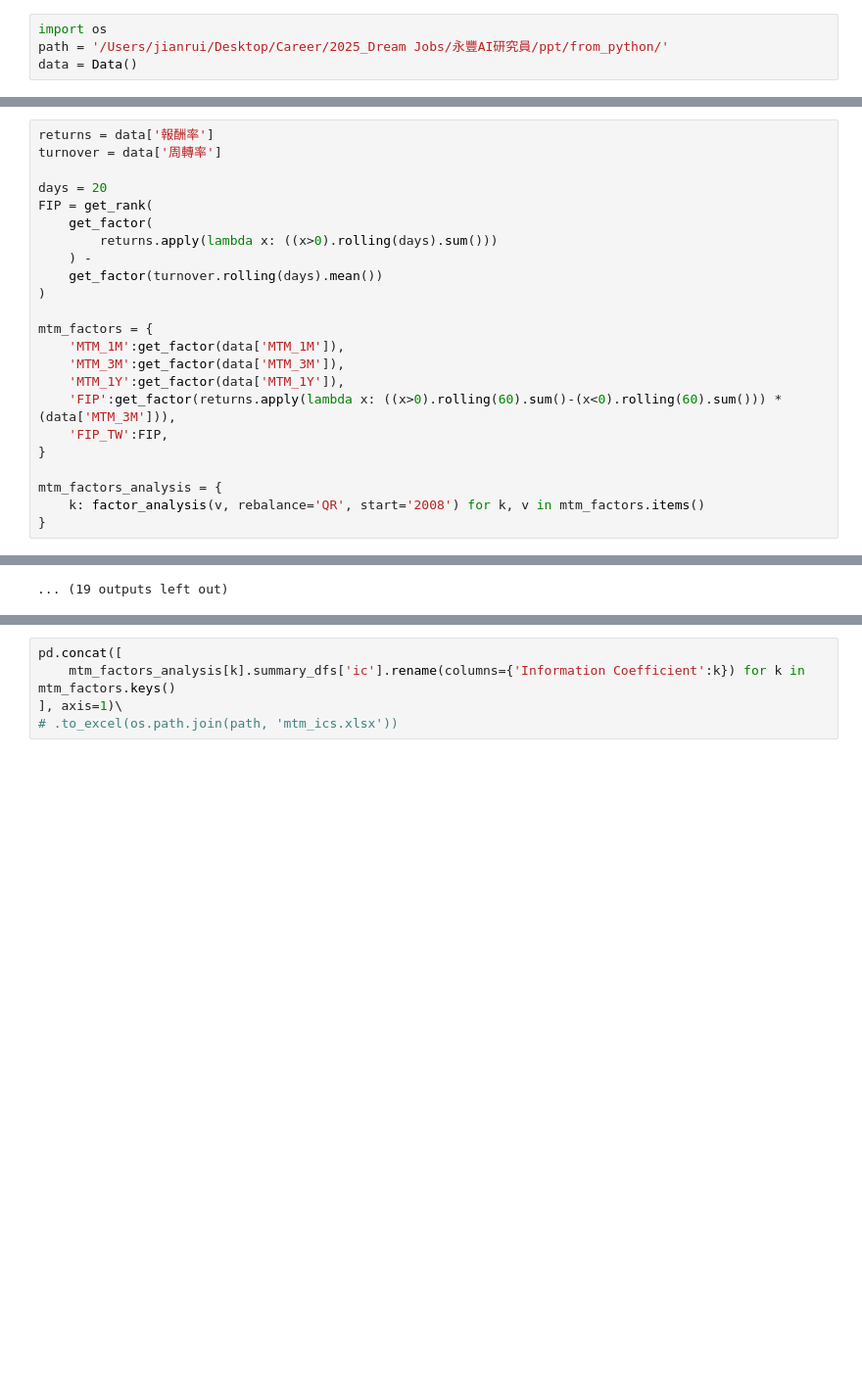
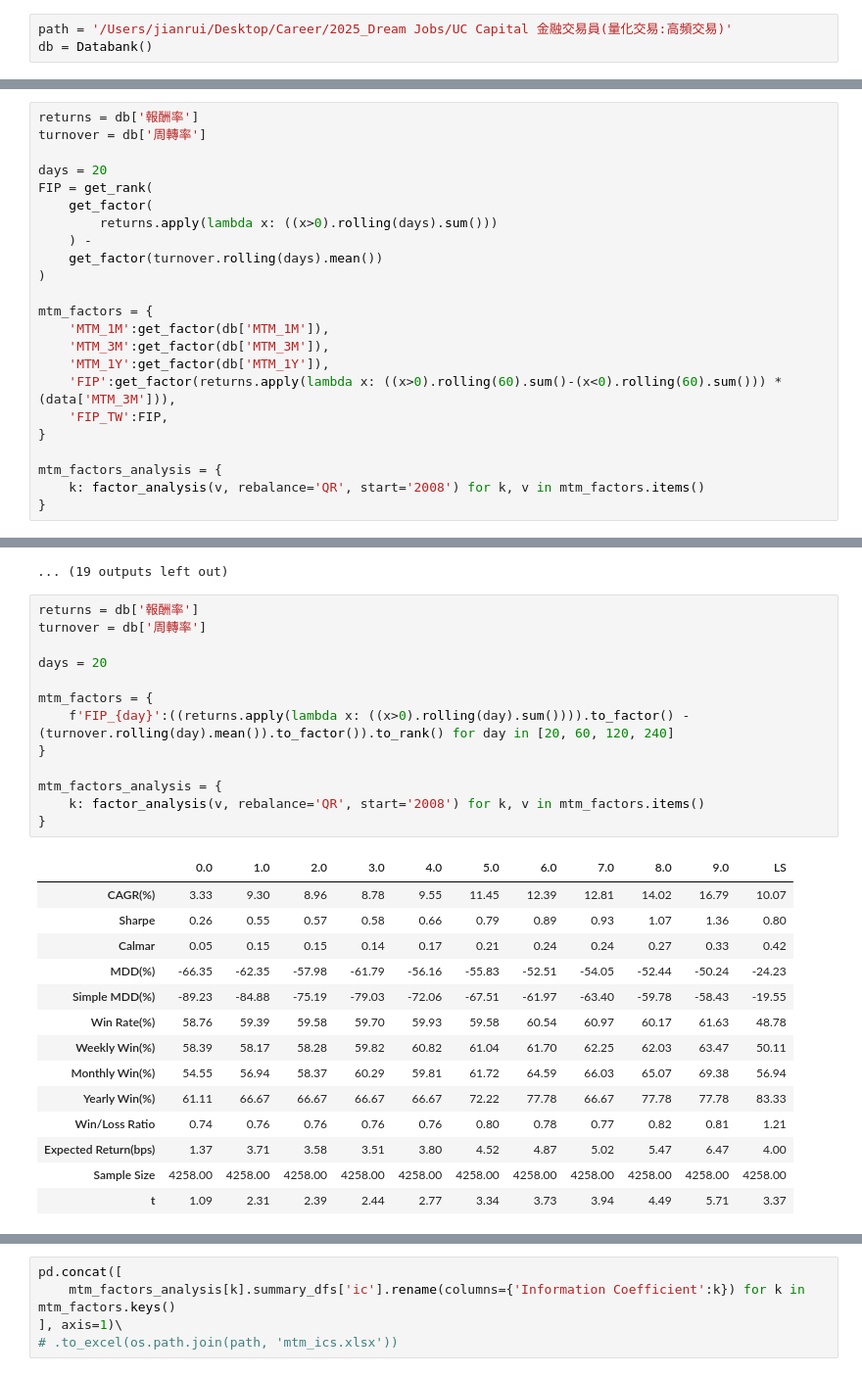
Before and after one commit to DeepLeek-quant/tw-3-factor, a Jupyter notebook: main_temp.ipynb, the cells around one changed output, grey strips where cells are left out. Shown at 98% size. Cells and saved outputs as stored; diff of their text form; blank space fills up the shorter version.

```diff
--- a/main_temp.ipynb
+++ b/main_temp.ipynb
@@ -6,10 +7,9 @@ from quantdev.analysis import *
 import cufflinks as cf
 cf.go_offline()
 cf.set_config_file(theme='space')
-# %%
-import os
-path = '/Users/jianrui/Desktop/Career/2025_Dream Jobs/永豐AI研究員/ppt/from_python/'
-data = Data()
+# %%
+path = '/Users/jianrui/Desktop/Career/2025_Dream Jobs/UC Capital 金融交易員(量化交易:高頻交易)'
+db = Databank()
 # %% [markdown]
 #### Classic
 # %%
@@ -310,8 +325,8 @@ pd.concat([calc_metrics(fast_backtesting(get_rank(combine_factors([
 # %% [markdown]
 #### Momentum
 # %%
-returns = data['報酬率']
-turnover = data['周轉率']
+returns = db['報酬率']
+turnover = db['周轉率']
 
 days = 20
 FIP = get_rank(
@@ -322,9 +337,9 @@ FIP = get_rank(
 )
 
 mtm_factors = {
-    'MTM_1M':get_factor(data['MTM_1M']),
-    'MTM_3M':get_factor(data['MTM_3M']),
-    'MTM_1Y':get_factor(data['MTM_1Y']),
+    'MTM_1M':get_factor(db['MTM_1M']),
+    'MTM_3M':get_factor(db['MTM_3M']),
+    'MTM_1Y':get_factor(db['MTM_1Y']),
     'FIP':get_factor(returns.apply(lambda x: ((x>0).rolling(60).sum()-(x<0).rolling(60).sum())) * (data['MTM_3M'])),
     'FIP_TW':FIP,
 }
@@ -409,3 +424,31 @@ mtm_factors_analysis = {
 | 9 | 13.38% |
 | LS | 6.45% |
 ... (19 outputs left out)
+# %%
+returns = db['報酬率']
+turnover = db['周轉率']
+
+days = 20
+
+mtm_factors = {
+    f'FIP_{day}':((returns.apply(lambda x: ((x>0).rolling(day).sum()))).to_factor() - (turnover.rolling(day).mean()).to_factor()).to_rank() for day in [20, 60, 120, 240]
+}
+
+mtm_factors_analysis = {
+    k: factor_analysis(v, rebalance='QR', start='2008') for k, v in mtm_factors.items()
+}
+# %% [output]
+|  | 0.0 | 1.0 | 2.0 | 3.0 | 4.0 | 5.0 | 6.0 | 7.0 | 8.0 | 9.0 | LS |
+| CAGR(%) | 3.33 | 9.30 | 8.96 | 8.78 | 9.55 | 11.45 | 12.39 | 12.81 | 14.02 | 16.79 | 10.07 |
+| Sharpe | 0.26 | 0.55 | 0.57 | 0.58 | 0.66 | 0.79 | 0.89 | 0.93 | 1.07 | 1.36 | 0.80 |
+| Calmar | 0.05 | 0.15 | 0.15 | 0.14 | 0.17 | 0.21 | 0.24 | 0.24 | 0.27 | 0.33 | 0.42 |
+| MDD(%) | -66.35 | -62.35 | -57.98 | -61.79 | -56.16 | -55.83 | -52.51 | -54.05 | -52.44 | -50.24 | -24.23 |
+| Simple MDD(%) | -89.23 | -84.88 | -75.19 | -79.03 | -72.06 | -67.51 | -61.97 | -63.40 | -59.78 | -58.43 | -19.55 |
+| Win Rate(%) | 58.76 | 59.39 | 59.58 | 59.70 | 59.93 | 59.58 | 60.54 | 60.97 | 60.17 | 61.63 | 48.78 |
+| Weekly Win(%) | 58.39 | 58.17 | 58.28 | 59.82 | 60.82 | 61.04 | 61.70 | 62.25 | 62.03 | 63.47 | 50.11 |
+| Monthly Win(%) | 54.55 | 56.94 | 58.37 | 60.29 | 59.81 | 61.72 | 64.59 | 66.03 | 65.07 | 69.38 | 56.94 |
+| Yearly Win(%) | 61.11 | 66.67 | 66.67 | 66.67 | 66.67 | 72.22 | 77.78 | 66.67 | 77.78 | 77.78 | 83.33 |
+| Win/Loss Ratio | 0.74 | 0.76 | 0.76 | 0.76 | 0.76 | 0.80 | 0.78 | 0.77 | 0.82 | 0.81 | 1.21 |
+| Expected Return(bps) | 1.37 | 3.71 | 3.58 | 3.51 | 3.80 | 4.52 | 4.87 | 5.02 | 5.47 | 6.47 | 4.00 |
+| Sample Size | 4258.00 | 4258.00 | 4258.00 | 4258.00 | 4258.00 | 4258.00 | 4258.00 | 4258.00 | 4258.00 | 4258.00 | 4258.00 |
+| t | 1.09 | 2.31 | 2.39 | 2.44 | 2.77 | 3.34 | 3.73 | 3.94 | 4.49 | 5.71 | 3.37 |
```
Also changed, not shown: parts of 21 cells of this notebook, 1 other file.
